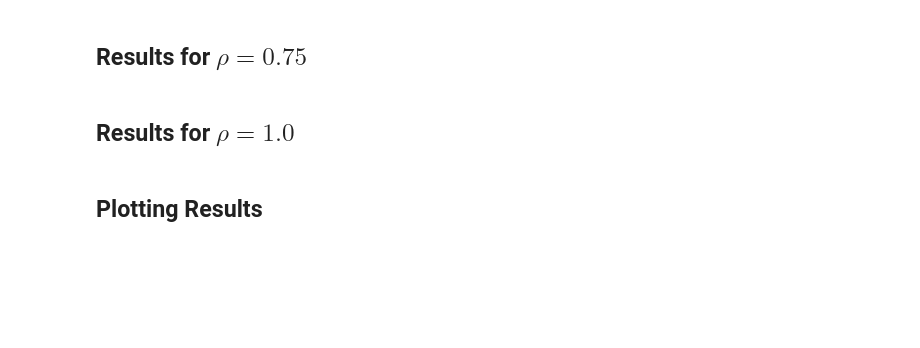
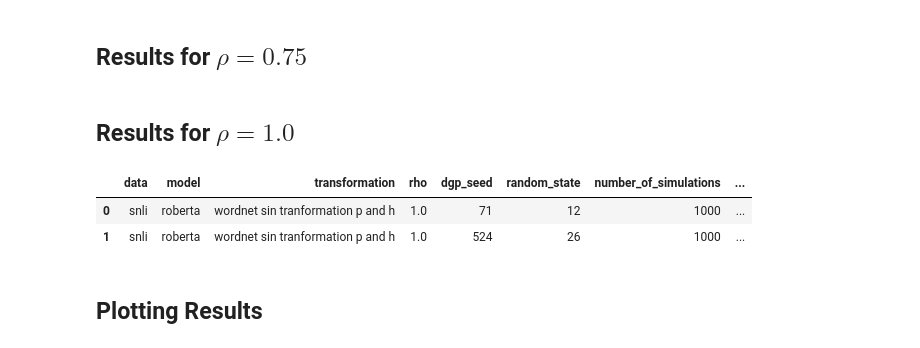
Before and after one commit to lukewanless/looking-for-equivalences, a Jupyter notebook: src/check_results_roberta_base_p_and_h.ipynb, the cells around one changed output. Saved outputs shown, nothing was run; the diff lists cells and outputs as text; code cells hidden in the pictures; blank space fills up the shorter version.

```diff
--- a/src/check_results_roberta_base_p_and_h.ipynb
+++ b/src/check_results_roberta_base_p_and_h.ipynb
@@ -72,18 +72,22 @@ show_df(df_rho_0p5)
 # %% [markdown]
 ## Results for $\rho = 1.0$
 # %%
-# df1 = pd.read_csv("results/snli/bert_base/sin_p_h/rho_1p00_dgp_seed_185_random_state_27.csv")
-# diff1 = pd.read_csv("raw_results/snli/bert_base/sin_p_h/rho_1p00_dgp_seed_185_random_state_27_results.csv")
-# df1_new = update_results_with_cochran_test(df1, diff1)
+df1 = pd.read_csv("results/snli/roberta_base/sin_p_h/rho_1p00_dgp_seed_71_random_state_12.csv")
+diff1 = pd.read_csv("raw_results/snli/roberta_base/sin_p_h/rho_1p0_dgp_seed_71_random_state_12_results.csv")
+df1_new = update_results_with_cochran_test(df1, diff1)
 
-# df2 = pd.read_csv("results/snli/bert_base/sin_p_h/rho_1p00_dgp_seed_13_random_state_47.csv")
-# diff2 = pd.read_csv("raw_results/snli/bert_base/sin_p_h/rho_1p00_dgp_seed_13_random_state_47_results.csv")
-# df2_new = update_results_with_cochran_test(df2, diff2)
+df2 = pd.read_csv("results/snli/roberta_base/sin_p_h/rho_1p00_dgp_seed_524_random_state_26.csv")
+diff2 = pd.read_csv("raw_results/snli/roberta_base/sin_p_h/rho_1p0_dgp_seed_524_random_state_26_results.csv")
+df2_new = update_results_with_cochran_test(df2, diff2)
 
 
-# df_rho_1p0 = pd.concat([df1_new, df2_new]).reset_index(drop=True)
-# df_rho_1p0 = get_standart_results(df_rho_1p0)
-# show_df(df_rho_1p0)
+df_rho_1p0 = pd.concat([df1_new, df2_new]).reset_index(drop=True)
+df_rho_1p0 = get_standart_results(df_rho_1p0)
+show_df(df_rho_1p0)
+# %% [output]
+|  | data | model | transformation | rho | dgp_seed | random_state | number_of_simulations | ... |
+| 0 | snli | roberta | wordnet sin tranformation p and h | 1.0 | 71 | 12 | 1000 | ... |
+| 1 | snli | roberta | wordnet sin tranformation p and h | 1.0 | 524 | 26 | 1000 | ... |
 # %% [markdown]
 ## Plotting Results
 # %%
```
Also changed, not shown: parts of 1 cell of this notebook, 5 other files.
